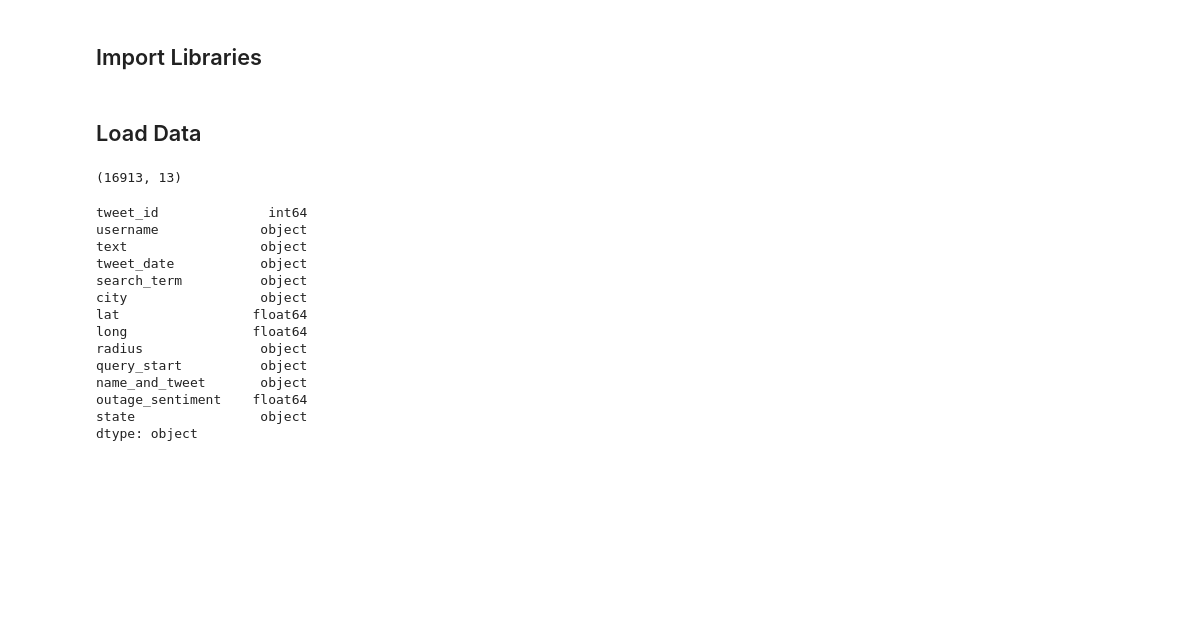
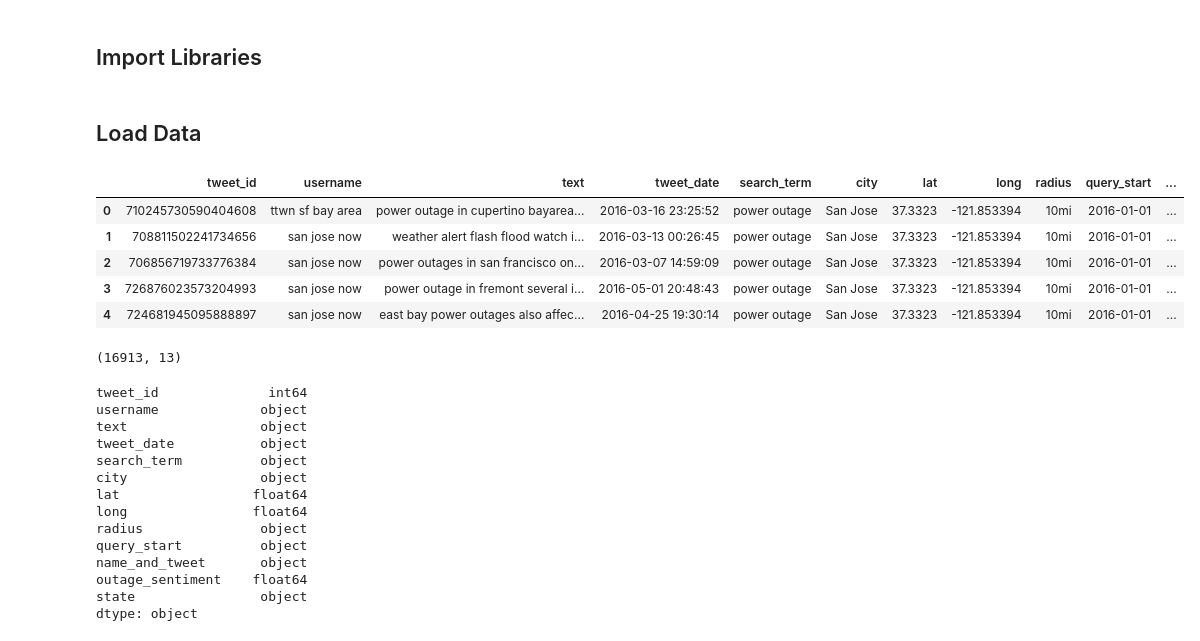
Before and after one commit to dmedellin2/mapping_power_outages, a Jupyter notebook: danielle/03_EDA.ipynb, the cells around one changed output. Drawn from its saved outputs; the diff is of its cells as text; code cells hidden in the pictures; blank space fills up the shorter version.

```diff
--- a/danielle/03_EDA.ipynb
+++ b/danielle/03_EDA.ipynb
@@ -12,6 +12,15 @@ import seaborn as sns
 ## Load Data
 # %%
 tweets = pd.read_csv('../data/cleaned_tweets.csv')
+# %%
+tweets.head()
+# %% [output]
+|  | tweet_id | username | text | tweet_date | search_term | city | lat | long | radius | query_start | ... |
+| 0 | 710245730590404608 | ttwn sf bay area | power outage in cupertino bayarea... | 2016-03-16 23:25:52 | power outage | San Jose | 37.3323 | -121.853394 | 10mi | 2016-01-01 | ... |
+| 1 | 708811502241734656 | san jose now | weather alert flash flood watch i... | 2016-03-13 00:26:45 | power outage | San Jose | 37.3323 | -121.853394 | 10mi | 2016-01-01 | ... |
+| 2 | 706856719733776384 | san jose now | power outages in san francisco on... | 2016-03-07 14:59:09 | power outage | San Jose | 37.3323 | -121.853394 | 10mi | 2016-01-01 | ... |
+| 3 | 726876023573204993 | san jose now | power outage in fremont several i... | 2016-05-01 20:48:43 | power outage | San Jose | 37.3323 | -121.853394 | 10mi | 2016-01-01 | ... |
+| 4 | 724681945095888897 | san jose now | east bay power outages also affec... | 2016-04-25 19:30:14 | power outage | San Jose | 37.3323 | -121.853394 | 10mi | 2016-01-01 | ... |
 # %%
 tweets.shape
 # %% [output]
```
Also changed, not shown: parts of 7 cells of this notebook, 2 other files.
